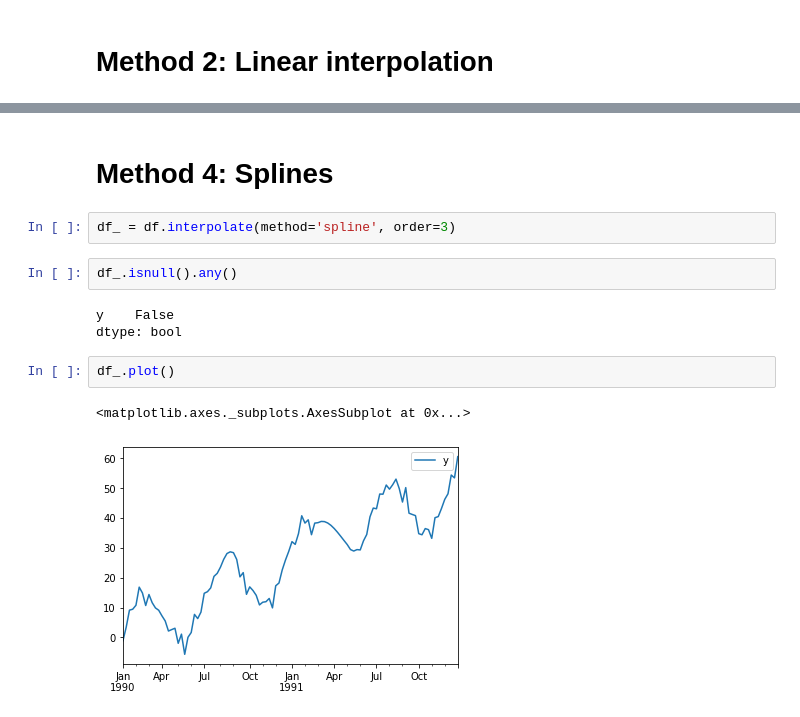
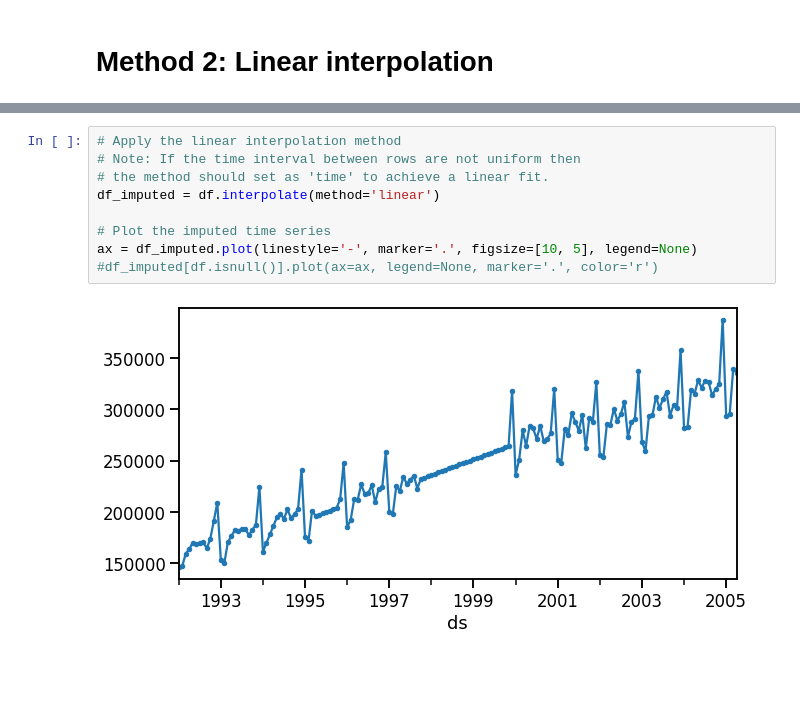
Before and after one commit to trainindata/feature-engineering-for-time-series-forecasting, a Jupyter notebook: 02-Exploratory-Data-Analysis/Missing-Data.ipynb, the cells around one changed output, grey strips where cells are left out. Cells and saved outputs as stored; diff of their text form; blank space fills up the shorter version.

```diff
--- a/02-Exploratory-Data-Analysis/Missing-Data.ipynb
+++ b/02-Exploratory-Data-Analysis/Missing-Data.ipynb
@@ -86,14 +89,11 @@ df_.plot()
-# %% [markdown]
-# Method 4: Splines
-# %%
-df_ = df.interpolate(method='spline', order=3)
-# %%
-df_.isnull().any()
-# %% [output]
-y    False
-dtype: bool
-# %%
-df_.plot()
-# %% [output]
-<matplotlib.axes._subplots.AxesSubplot at 0x...>
-[figure, removed]
+# %%
+# Apply the linear interpolation method
+# Note: If the time interval between rows are not uniform then
+# the method should set as 'time' to achieve a linear fit.
+df_imputed = df.interpolate(method='linear')
+
+# Plot the imputed time series
+ax = df_imputed.plot(linestyle='-', marker='.', figsize=[10, 5], legend=None)
+#df_imputed[df.isnull()].plot(ax=ax, legend=None, marker='.', color='r')
+# %% [output]
+[figure, added]
```
Also changed, not shown: parts of 71 cells of this notebook.
